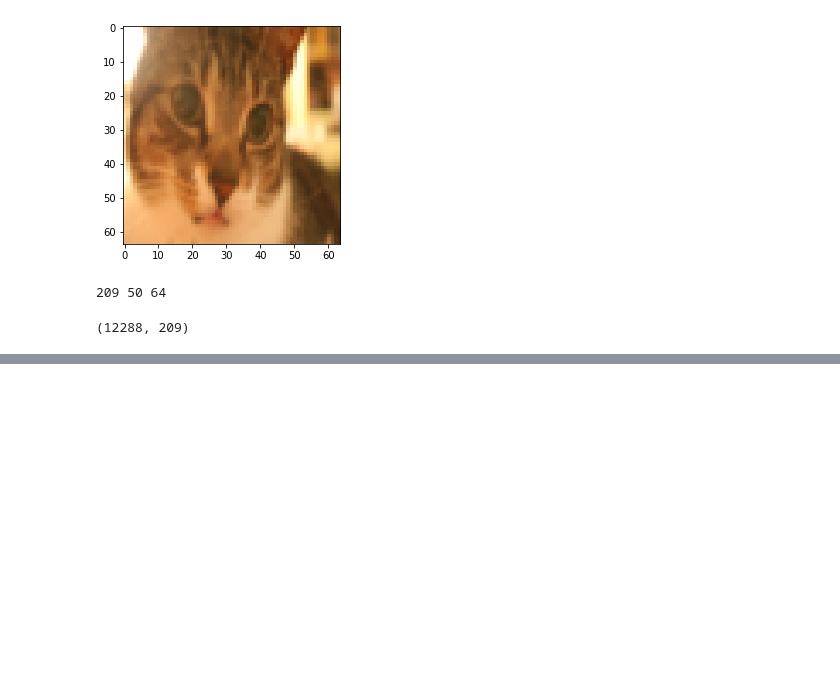
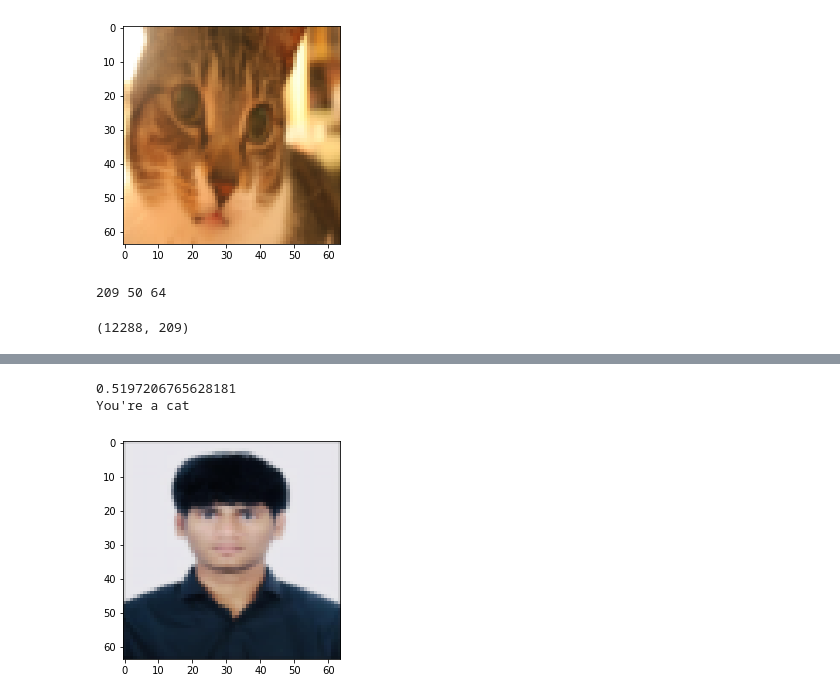
Before and after one commit to SumanthReddy9/DeepLearning, a Jupyter notebook: DeepLearning.ipynb, the cells around one changed output, grey strips where cells are left out. Drawn from its saved outputs; the diff is of its cells as text; code cells hidden in the pictures; blank space fills up the shorter version.

```diff
--- a/DeepLearning.ipynb
+++ b/DeepLearning.ipynb
@@ -382,0 +395,21 @@ Test accuracy is : 34.0 %
+# %%
+from skimage.transform import resize
+import imageio
+import scipy.misc
+my_image = "Sumanth.jpg"
+my_label_y = [1]
+
+fname = my_image
+image = np.array(imageio.imread(fname))
+my_image = resize(image, (64, 64, 3), anti_aliasing=True)
+plt.imshow(my_image)
+my_image = my_image.reshape(-1, 1)
+predition_cat = predict(my_image, my_label_y, parameters)
+if predition_cat == 1:
+    print("You're a cat")
+else:
+    print("You're not a cat")
+# %% [output]
+0.5197206765628181
+You're a cat
+[figure, added]
```
Also changed, not shown: parts of 11 cells of this notebook, 2 other files.
